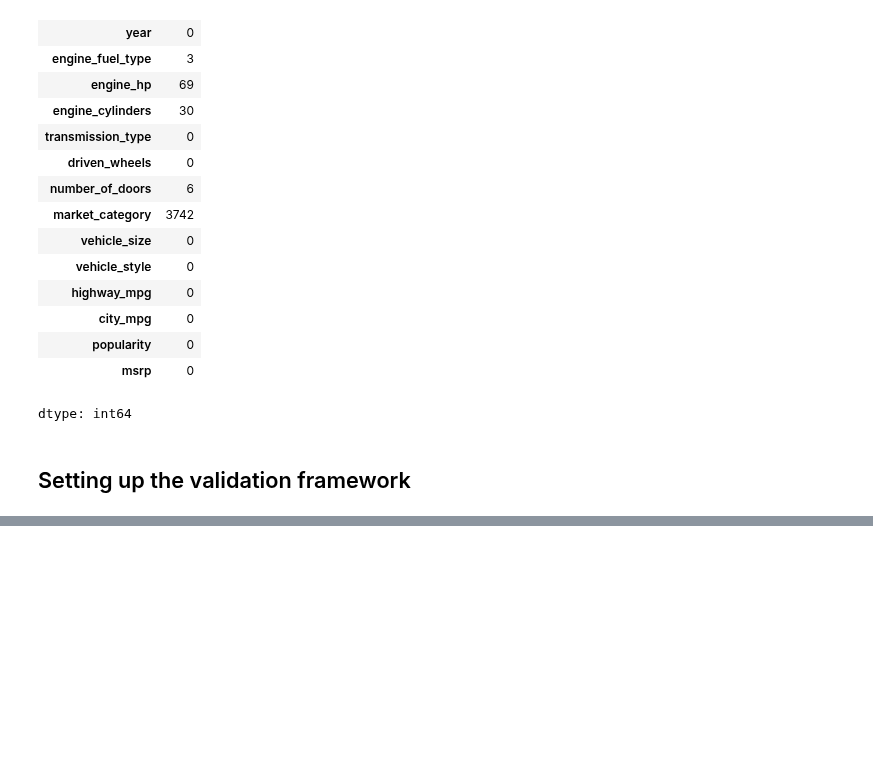
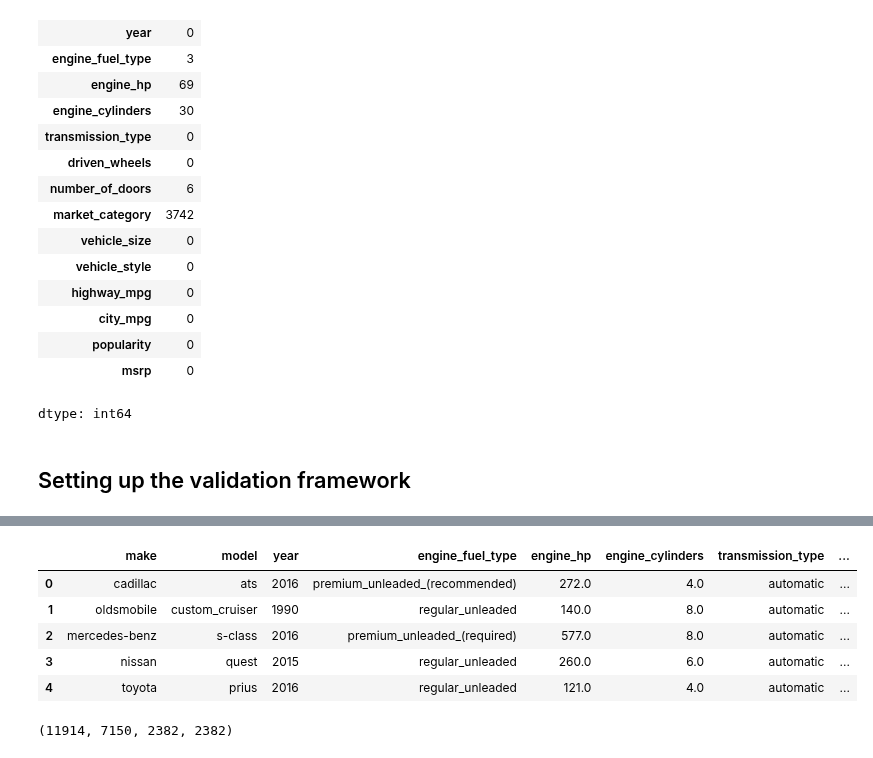
Before and after one commit to Amanya-Brian/mlzoomcamp, a Jupyter notebook: price_prediction_project.ipynb, the cells around one changed output, grey strips where cells are left out. Saved outputs shown, nothing was run; the diff lists cells and outputs as text; code cells hidden in the pictures; blank space fills up the shorter version.

```diff
--- a/price_prediction_project.ipynb
+++ b/price_prediction_project.ipynb
@@ -155,0 +227,18 @@ dtype: int64
+# %%
+# now we need to reset the indices of the dataframes
+df_train = df_train.reset_index(drop=True)
+df_val = df_val.reset_index(drop=True)
+df_test = df_test.reset_index(drop=True)
+df_val.head()
+# %% [output]
+|  | make | model | year | engine_fuel_type | engine_hp | engine_cylinders | transmission_type | ... |
+| 0 | cadillac | ats | 2016 | premium_unleaded_(recommended) | 272.0 | 4.0 | automatic | ... |
+| 1 | oldsmobile | custom_cruiser | 1990 | regular_unleaded | 140.0 | 8.0 | automatic | ... |
+| 2 | mercedes-benz | s-class | 2016 | premium_unleaded_(required) | 577.0 | 8.0 | automatic | ... |
+| 3 | nissan | quest | 2015 | regular_unleaded | 260.0 | 6.0 | automatic | ... |
+| 4 | toyota | prius | 2016 | regular_unleaded | 121.0 | 4.0 | automatic | ... |
+# %%
+# confirm length of datasets
+len(df), len(df_train), len(df_val), len(df_test)
+# %% [output]
+(11914, 7150, 2382, 2382)
```
Also changed, not shown: parts of 8 cells of this notebook.
